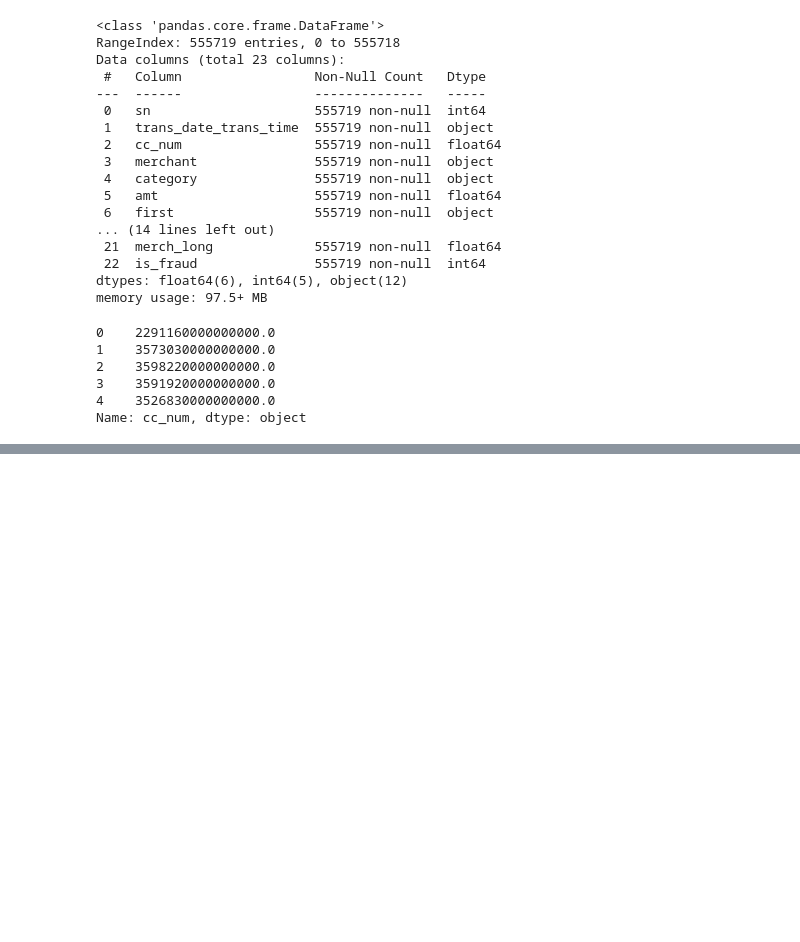
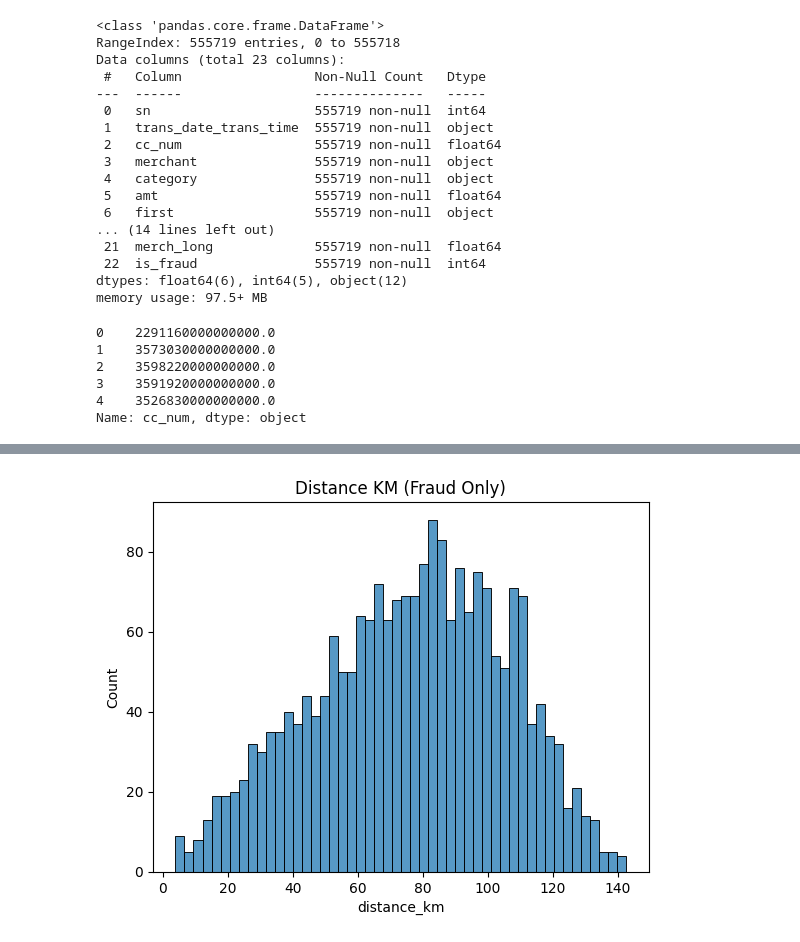
Before and after one commit to bejirbang/credit_card_fraud_project, a Jupyter notebook: explore.ipynb, the cells around one changed output, grey strips where cells are left out. Drawn from its saved outputs; the diff is of its cells as text; code cells hidden in the pictures; blank space fills up the shorter version.

```diff
--- a/explore.ipynb
+++ b/explore.ipynb
@@ -45,0 +117,19 @@ Name: cc_num, dtype: object
+# %%
+from geopy.distance import geodesic
+
+df["distance_km"] = df.apply(
+    lambda row: geodesic(
+        (row["lat"], row["long"]),
+        (row["merch_lat"], row["merch_long"])
+    ).km,
+    axis=1
+)
+# %%
+import seaborn as sns
+import matplotlib.pyplot as plt
+
+sns.histplot(df[df["is_fraud"] == 1]["distance_km"], bins=50)
+plt.title("Distance KM (Fraud Only)")
+plt.show()
+# %% [output]
+[figure, added]
```
Also changed, not shown: parts of 20 cells of this notebook.
